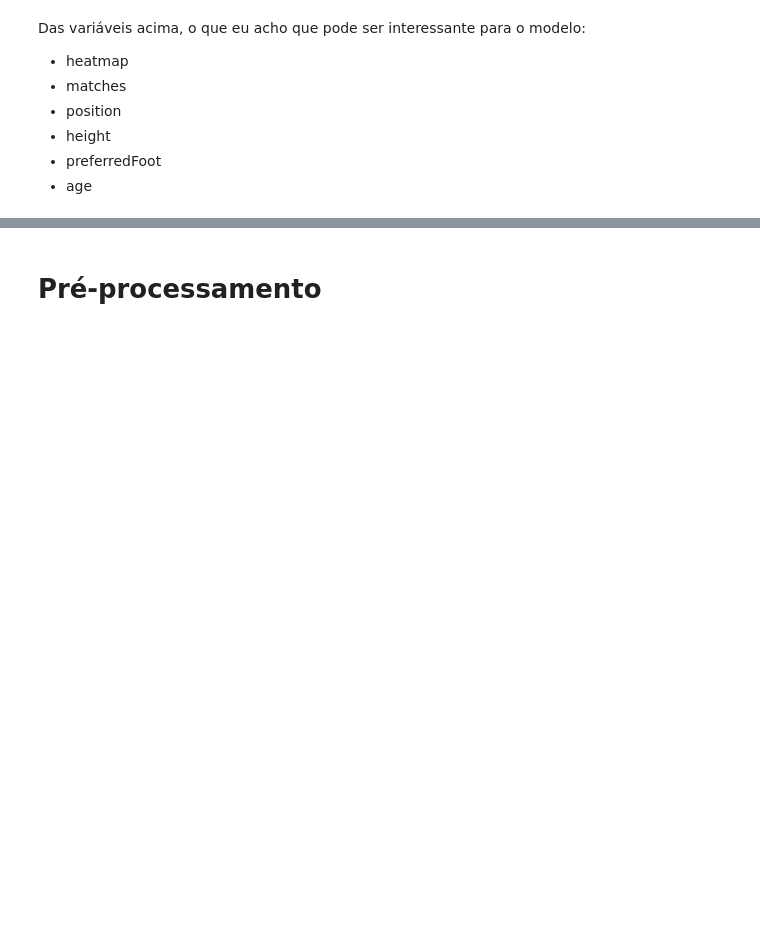
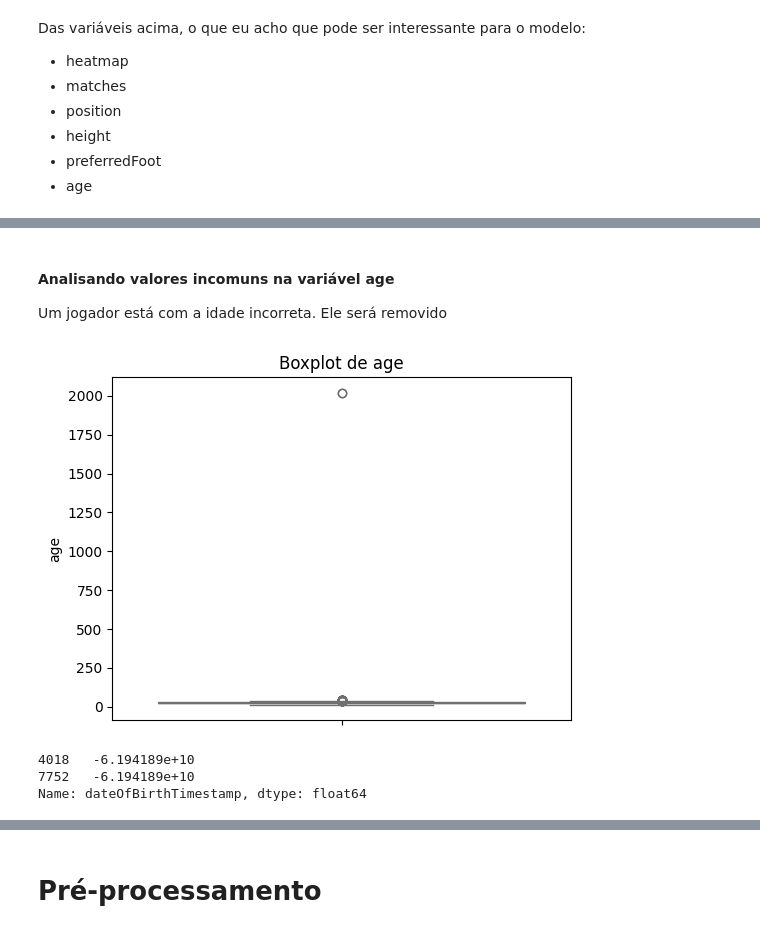
Before and after one commit to Yaak3/TCC2, a Jupyter notebook: Notebooks/analysis.ipynb, the cells around one changed output, grey strips where cells are left out. Cells and saved outputs as stored; diff of their text form; code cells hidden in the pictures; blank space fills up the shorter version.

```diff
--- a/Notebooks/analysis.ipynb
+++ b/Notebooks/analysis.ipynb
@@ -603,0 +689,14 @@ Das variáveis acima, o que eu acho que pode ser interessante para o modelo:
+# %% [markdown]
+#### Analisando valores incomuns na variável age
+
+Um jogador está com a idade incorreta. Ele será removido
+# %%
+generic_plot_boxplots(df_player_characteristics, ['age'])
+# %% [output]
+[figure, added]
+# %%
+print(df[df['age'] > 1000]['dateOfBirthTimestamp'])
+# %% [output]
+4018   -6.194189e+10
+7752   -6.194189e+10
+Name: dateOfBirthTimestamp, dtype: float64
```
Also changed, not shown: parts of 56 cells of this notebook, 2 other files.
